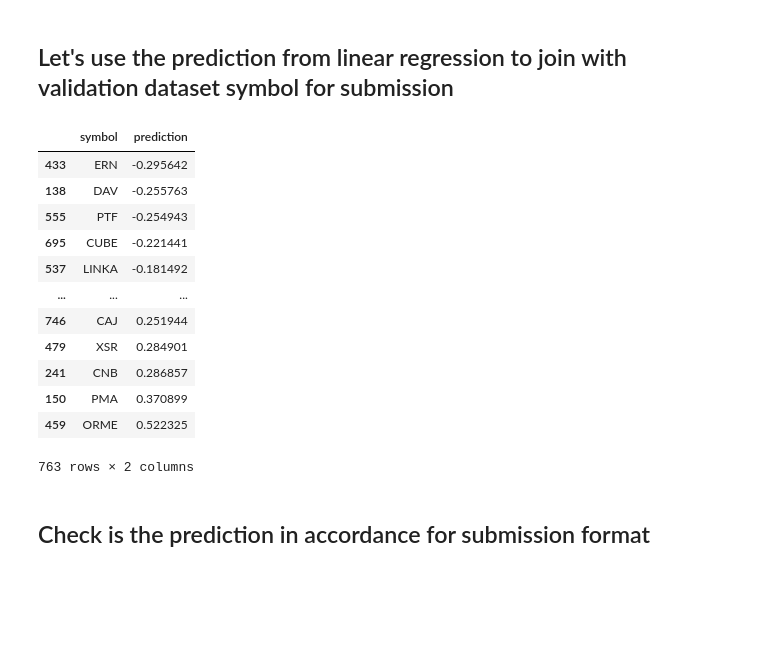
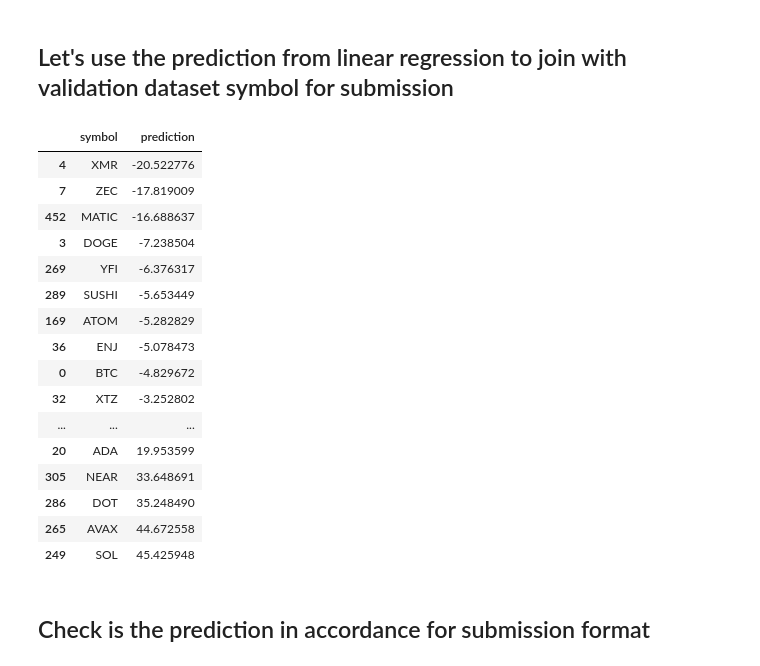
Before and after one commit to rocketcapital-ai/competition_quickstart_dataloader, a Jupyter notebook: Quickstart.ipynb, the cells around one changed output. Cells and saved outputs as stored; diff of their text form; code cells hidden in the pictures; blank space fills up the shorter version.

```diff
--- a/Quickstart.ipynb
+++ b/Quickstart.ipynb
@@ -430,24 +408,29 @@ array([-0.01789095,  0.00992291, -0.01362182,  0.05478138,  0.06100259])
 # %%
 prediction_updown = pd.DataFrame()
 prediction_updown['symbol'] = list(validation_dataset.symbol)
 prediction_updown['prediction'] = y_validation_updown
+prediction_updown = prediction_updown[prediction_updown.symbol.isin(dydx_ticker_list)]
 
-# sort the prediction to check which symbol is weaker and stronger, ie. FOX is weakest; BTC is strongest
+# sort the prediction to check which symbol is weaker and stronger, ie. XMR is weakest; SOL is strongest
 prediction_updown.sort_values('prediction')
 # %% [output]
 |  | symbol | prediction |
-| 433 | ERN | -0.295642 |
-| 138 | DAV | -0.255763 |
-| 555 | PTF | -0.254943 |
-| 695 | CUBE | -0.221441 |
-| 537 | LINKA | -0.181492 |
+| 4 | XMR | -20.522776 |
+| 7 | ZEC | -17.819009 |
+| 452 | MATIC | -16.688637 |
+| 3 | DOGE | -7.238504 |
+| 269 | YFI | -6.376317 |
+| 289 | SUSHI | -5.653449 |
+| 169 | ATOM | -5.282829 |
+| 36 | ENJ | -5.078473 |
+| 0 | BTC | -4.829672 |
+| 32 | XTZ | -3.252802 |
 | ... | ... | ... |
-| 746 | CAJ | 0.251944 |
-| 479 | XSR | 0.284901 |
-| 241 | CNB | 0.286857 |
-| 150 | PMA | 0.370899 |
-| 459 | ORME | 0.522325 |
+| 20 | ADA | 19.953599 |
+| 305 | NEAR | 33.648691 |
+| 286 | DOT | 35.248490 |
+| 265 | AVAX | 44.672558 |
+| 249 | SOL | 45.425948 |
-763 rows × 2 columns
 # %% [markdown]
 ## Check is the prediction in accordance for submission format
 # %%
```
Also changed, not shown: parts of 13 cells of this notebook.
